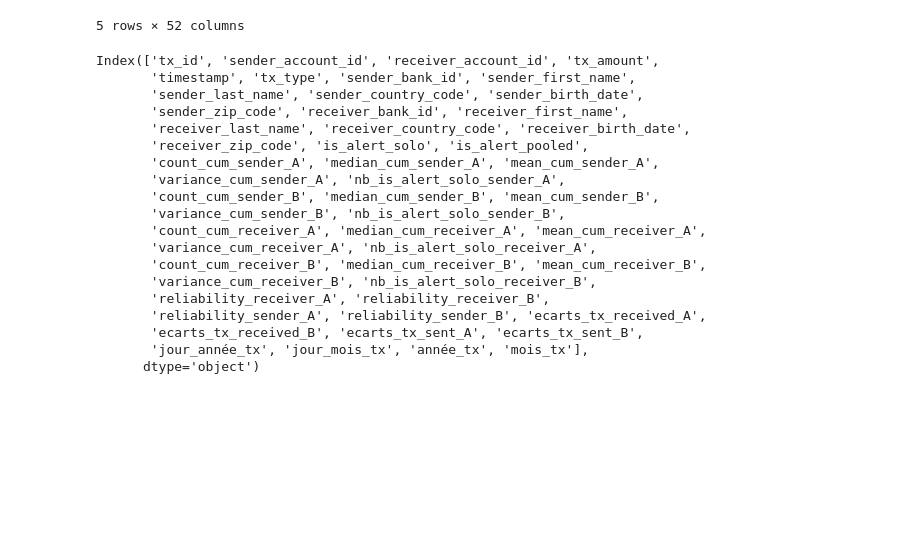
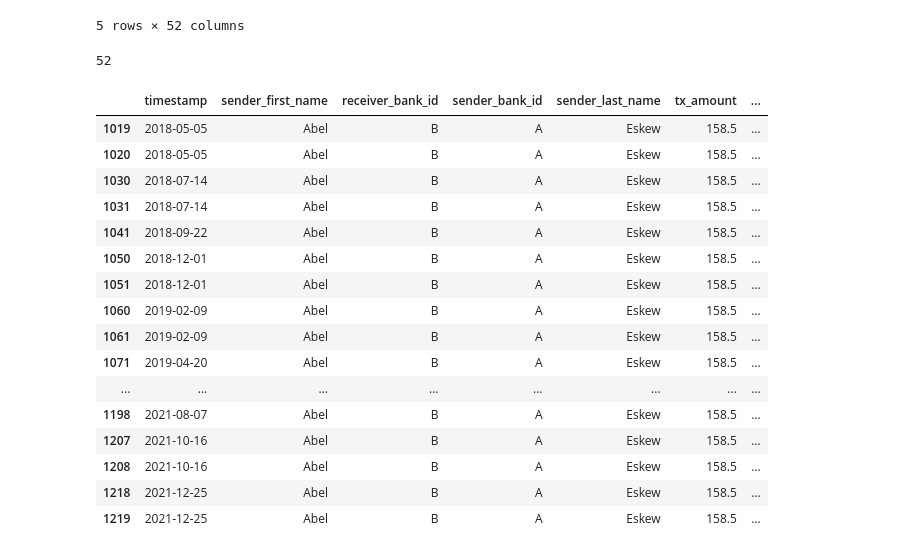
Before and after one commit to CorentinPernot/Statapp, a Jupyter notebook: Notebook/Base_clients_enrichissements.ipynb, the cells around one changed output. Drawn from its saved outputs; the diff is of its cells as text; code cells hidden in the pictures; blank space fills up the shorter version.

```diff
--- a/Notebook/Base_clients_enrichissements.ipynb
+++ b/Notebook/Base_clients_enrichissements.ipynb
@@ -525,12 +529,13 @@ df_merge.reset_index(drop=True, inplace=True)
 masque= df_merge['tx_id'].isin(L2)
 
 df_filtre = df_merge.loc[masque]
+df_filtre.sort_values(by=['sender_first_name','sender_last_name','timestamp'], inplace=True)
+display(df_filtre)
 
 df_filtre_restant=df_merge.loc[~masque]
 
-df_filtre.reset_index(inplace=True)
+df_filtre.reset_index(drop=True, inplace=True)
 
-df_filtre.drop(['index'], axis=1, inplace=True)
 
 df_filtre= pd.concat([df_filtre,df_BC_sender_B],axis=1)
 df_merge= pd.concat([df_filtre,df_filtre_restant],axis=0)
@@ -721,24 +790,28 @@ df_merge.head(5)
 # %%
 df_merge.to_csv('/Users/Corentin/Desktop/statapp/df_merge_2.csv')
 # %%
-df_merge.columns
+len(df_merge.columns)
 # %% [output]
-Index(['tx_id', 'sender_account_id', 'receiver_account_id', 'tx_amount',
-       'timestamp', 'tx_type', 'sender_bank_id', 'sender_first_name',
-       'sender_last_name', 'sender_country_code', 'sender_birth_date',
-       'sender_zip_code', 'receiver_bank_id', 'receiver_first_name',
-       'receiver_last_name', 'receiver_country_code', 'receiver_birth_date',
-       'receiver_zip_code', 'is_alert_solo', 'is_alert_pooled',
-       'count_cum_sender_A', 'median_cum_sender_A', 'mean_cum_sender_A',
-       'variance_cum_sender_A', 'nb_is_alert_solo_sender_A',
-       'count_cum_sender_B', 'median_cum_sender_B', 'mean_cum_sender_B',
-       'variance_cum_sender_B', 'nb_is_alert_solo_sender_B',
-       'count_cum_receiver_A', 'median_cum_receiver_A', 'mean_cum_receiver_A',
-       'variance_cum_receiver_A', 'nb_is_alert_solo_receiver_A',
-       'count_cum_receiver_B', 'median_cum_receiver_B', 'mean_cum_receiver_B',
-       'variance_cum_receiver_B', 'nb_is_alert_solo_receiver_B',
-       'reliability_receiver_A', 'reliability_receiver_B',
-       'reliability_sender_A', 'reliability_sender_B', 'ecarts_tx_received_A',
-       'ecarts_tx_received_B', 'ecarts_tx_sent_A', 'ecarts_tx_sent_B',
-       'jour_année_tx', 'jour_mois_tx', 'année_tx', 'mois_tx'],
-      dtype='object')
+52
+# %%
+df=df_merge.copy()
+# %%
+df[(df.sender_first_name=='Abel')&(df.sender_last_name=='Eskew')&(df.receiver_bank_id=='B')][['timestamp','sender_first_name','receiver_bank_id','sender_bank_id','sender_last_name','tx_amount','median_cum_sender_B','mean_cum_sender_B','count_cum_sender_B','median_cum_sender_A','count_cum_sender_A']]
+# %% [output]
+|  | timestamp | sender_first_name | receiver_bank_id | sender_bank_id | sender_last_name | tx_amount | ... |
+| 1019 | 2018-05-05 | Abel | B | A | Eskew | 158.5 | ... |
+| 1020 | 2018-05-05 | Abel | B | A | Eskew | 158.5 | ... |
+| 1030 | 2018-07-14 | Abel | B | A | Eskew | 158.5 | ... |
+| 1031 | 2018-07-14 | Abel | B | A | Eskew | 158.5 | ... |
+| 1041 | 2018-09-22 | Abel | B | A | Eskew | 158.5 | ... |
+| 1050 | 2018-12-01 | Abel | B | A | Eskew | 158.5 | ... |
+| 1051 | 2018-12-01 | Abel | B | A | Eskew | 158.5 | ... |
+| 1060 | 2019-02-09 | Abel | B | A | Eskew | 158.5 | ... |
+| 1061 | 2019-02-09 | Abel | B | A | Eskew | 158.5 | ... |
+| 1071 | 2019-04-20 | Abel | B | A | Eskew | 158.5 | ... |
+| ... | ... | ... | ... | ... | ... | ... | ... |
+| 1198 | 2021-08-07 | Abel | B | A | Eskew | 158.5 | ... |
+| 1207 | 2021-10-16 | Abel | B | A | Eskew | 158.5 | ... |
+| 1208 | 2021-10-16 | Abel | B | A | Eskew | 158.5 | ... |
+| 1218 | 2021-12-25 | Abel | B | A | Eskew | 158.5 | ... |
+| 1219 | 2021-12-25 | Abel | B | A | Eskew | 158.5 | ... |
```
Also changed, not shown: parts of 9 cells of this notebook.
